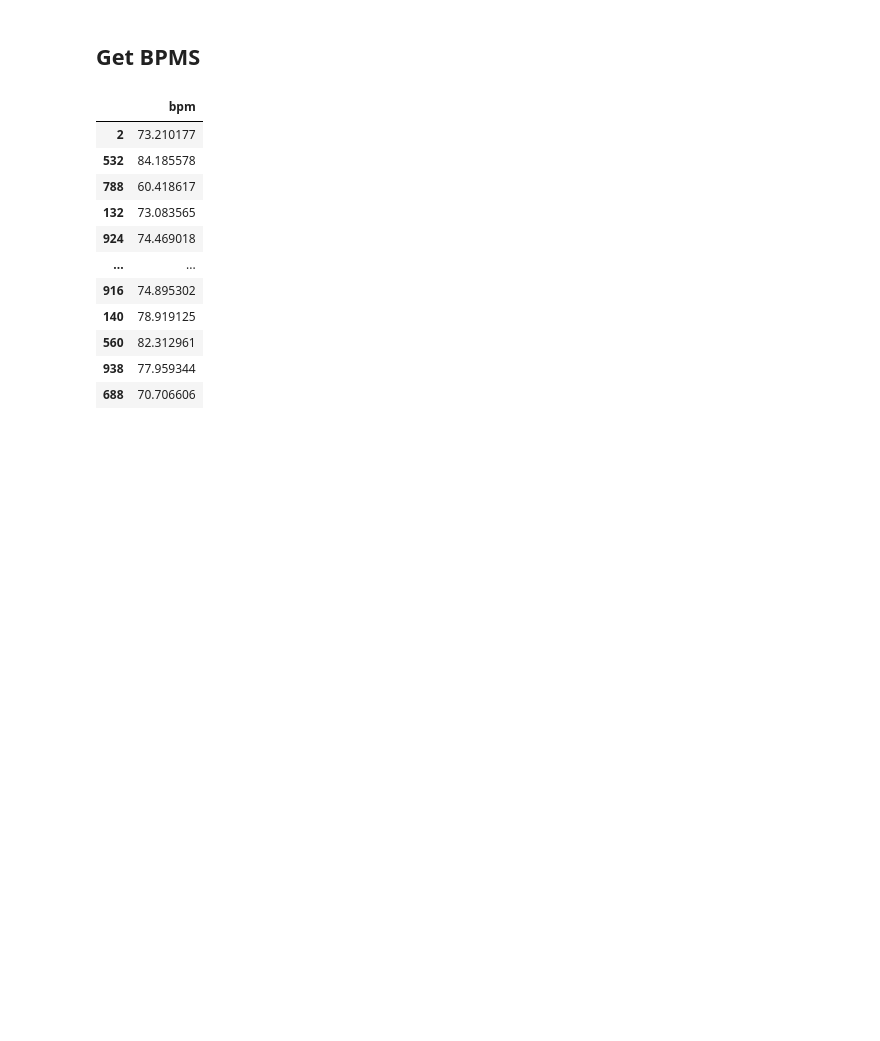
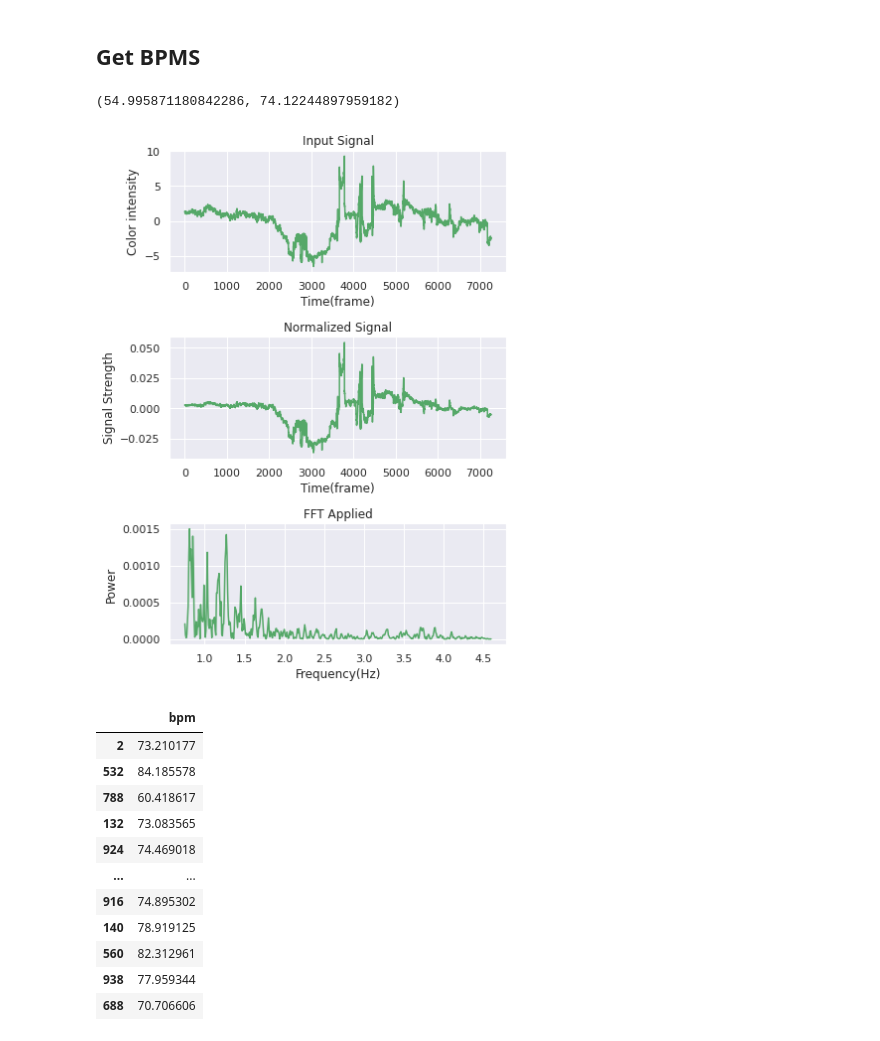
Before and after one commit to pouya-parsa/heart_rate_estimation, a Jupyter notebook: HR_estimation.ipynb, the cells around one changed output. Drawn from its saved outputs; the diff is of its cells as text; code cells hidden in the pictures; blank space fills up the shorter version.

```diff
--- a/HR_estimation.ipynb
+++ b/HR_estimation.ipynb
@@ -36,6 +36,8 @@ import os
 import glob
 from tqdm import tqdm
 import pandas as pd
+import seaborn as sns
+sns.set()
 # %%
 # cv2.namedWindow("preview")
 # vc = cv2.VideoCapture("./dataset/924/P8-Rec1-2009.07.23.13.03.17_C1 trigger _C_Section_14.avi")
@@ -263,8 +265,19 @@ def process(data_buffer, times):
 
     data_buffer_normalized = x_filtered / np.linalg.norm(x_filtered)
 
-#     plt.plot(data_buffer_normalized)
+    fig, (ax1, ax2, ax3) = plt.subplots(3, 1, figsize=(6, 8))
 
+
+    ax1.plot(data_buffer, c="g")
+    ax1.set_title("Input Signal")
+    ax1.set_xlabel("Time(frame)")
+    ax1.set_ylabel("Color intensity")
+
+#     plt.figure()
+    ax2.plot(data_buffer_normalized, c="g")
+    ax2.set_title("Normalized Signal")
+    ax2.set_xlabel("Time(frame)")
+    ax2.set_ylabel("Signal Strength")
 #     fastICA = FastICA()
 #     ica = fastICA.fit_transform(data_buffer_normalized.reshape(-1, 1))
 
@@ -287,7 +300,13 @@ def process(data_buffer, times):
     selected_freq = (xt > 0.75) & (xt < 4.6)
 
 #     plt.figure()
-#     plt.plot(xt[selected_freq], yt[selected_freq])
+    ax3.plot(xt[selected_freq], yt[selected_freq], c='g')
+    ax3.set_title("FFT Applied")
+
+    ax3.set_xlabel("Frequency(Hz)")
+    ax3.set_ylabel("Power")
+
+    fig.tight_layout()
 
 #     times_ = np.array(times)
 
@@ -308,6 +327,16 @@ def process(data_buffer, times):
 #     bpm = len(signal.find_peaks(yt[selected_freq])[0]) / (times[-1] - times[0]) * 60
 
     return (bpm_counting, bpm_max)
+# %%
+channel_means = np.load("./dataset/2/2.npy")
+
+fps = 60
+times = np.linspace(0, len(channel_means) / fps, len(channel_means))
+
+process(channel_means[:, 1], times)
+# %% [output]
+(54.995871180842286, 74.12244897959182)
+[figure, added]
 # %%
 # Measuring Heart Rate From Video Isabel Bush Stanford
 
```
Also changed, not shown: parts of 3 cells of this notebook, 4 other files.
